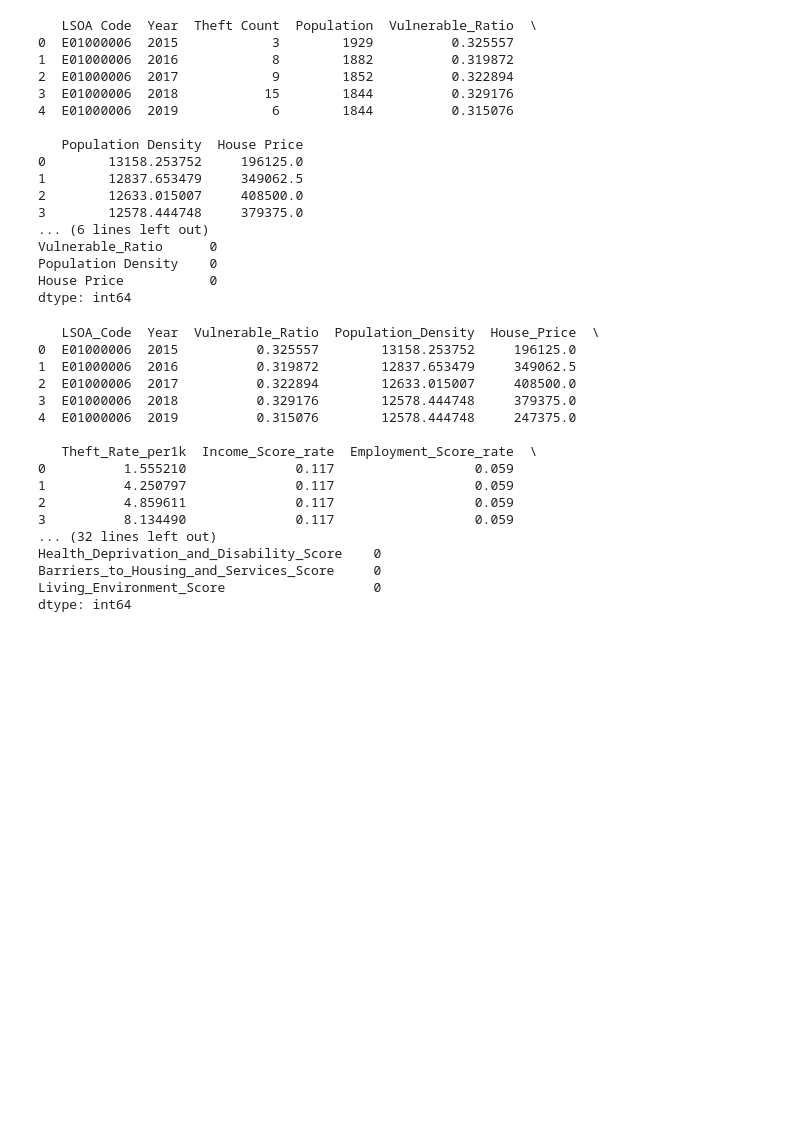
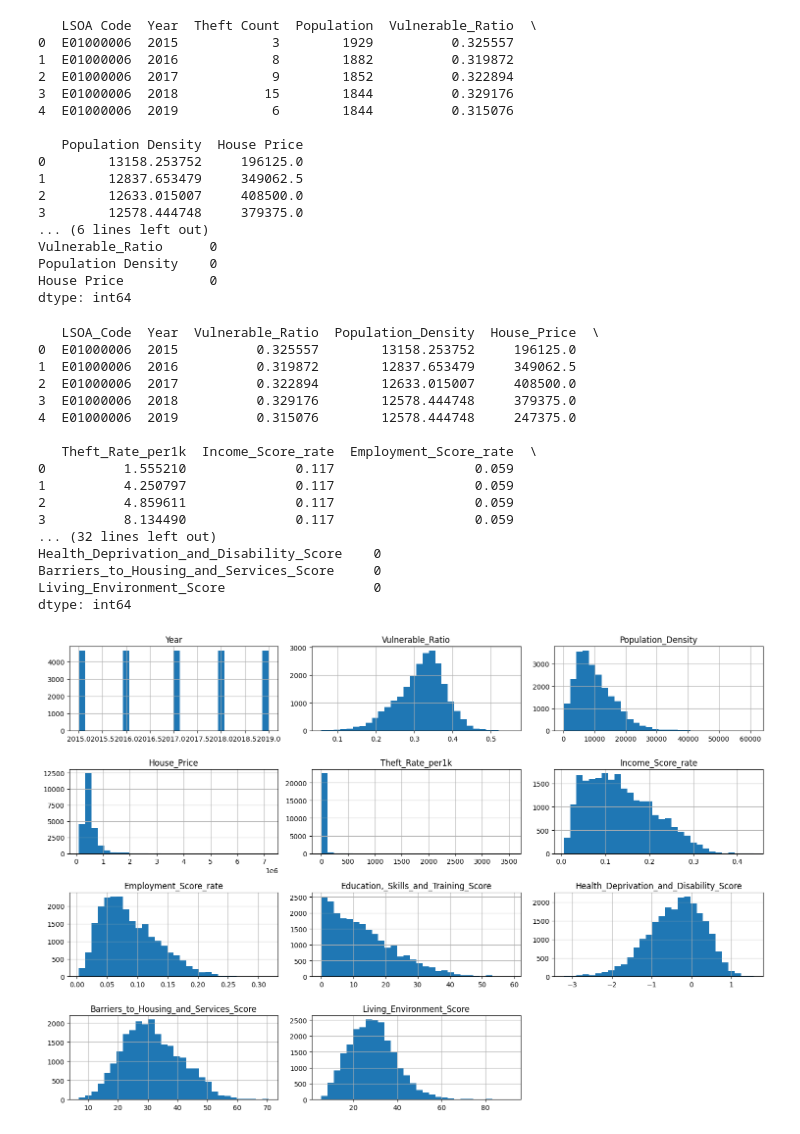
Before and after one commit to meimao76/006assessment, a Jupyter notebook: datacleaning.ipynb, the cells around one changed output. Drawn from its saved outputs; the diff is of its cells as text; code cells hidden in the pictures; blank space fills up the shorter version.

```diff
--- a/datacleaning.ipynb
+++ b/datacleaning.ipynb
@@ -2,7 +2,7 @@
 #盗窃数据
 import pandas as pd
 # 读取数据
-df = pd.read_csv("data/MPS LSOA Level Crime (Historical) .csv")
+df = pd.read_csv("data/MPS_LSOA_Level_Crime_(Historical).csv")
 
 # 筛选 major_category 为 Theft
 df_theft = df[df["Major Category"].str.upper().str.contains("THEFT")]
@@ -163,7 +163,7 @@ Population Density    float64
 dtype: object
 # %%
 # 房价数据
-housing = pd.ExcelFile("data/hpssadataset46medianpricepaidforresidentialpropertiesbylsoa/HPSSA Dataset 46 - Median price paid for residential properties by LSOA.xlsx")
+housing = pd.ExcelFile("data/hpssadataset46medianpricepaidforresidentialpropertiesbylsoa/median_price.xlsx")
 sheet_names_housing = housing.sheet_names
 
 df_housing = housing.parse(sheet_name="1a", skiprows=5, header=0)
@@ -354,3 +354,11 @@ Living_Environment_Score                   0
 dtype: int64
 # %%
 df_model.to_csv("data/cleaned_data.csv", index=False)
+# %%
+# 直方图
+import matplotlib.pyplot as plt
+df_model.hist(bins=30, figsize=(15, 10))
+plt.tight_layout()
+plt.show()
+# %% [output]
+[figure, added]
```
Also changed, not shown: parts of 3 cells of this notebook, 1 other file.
